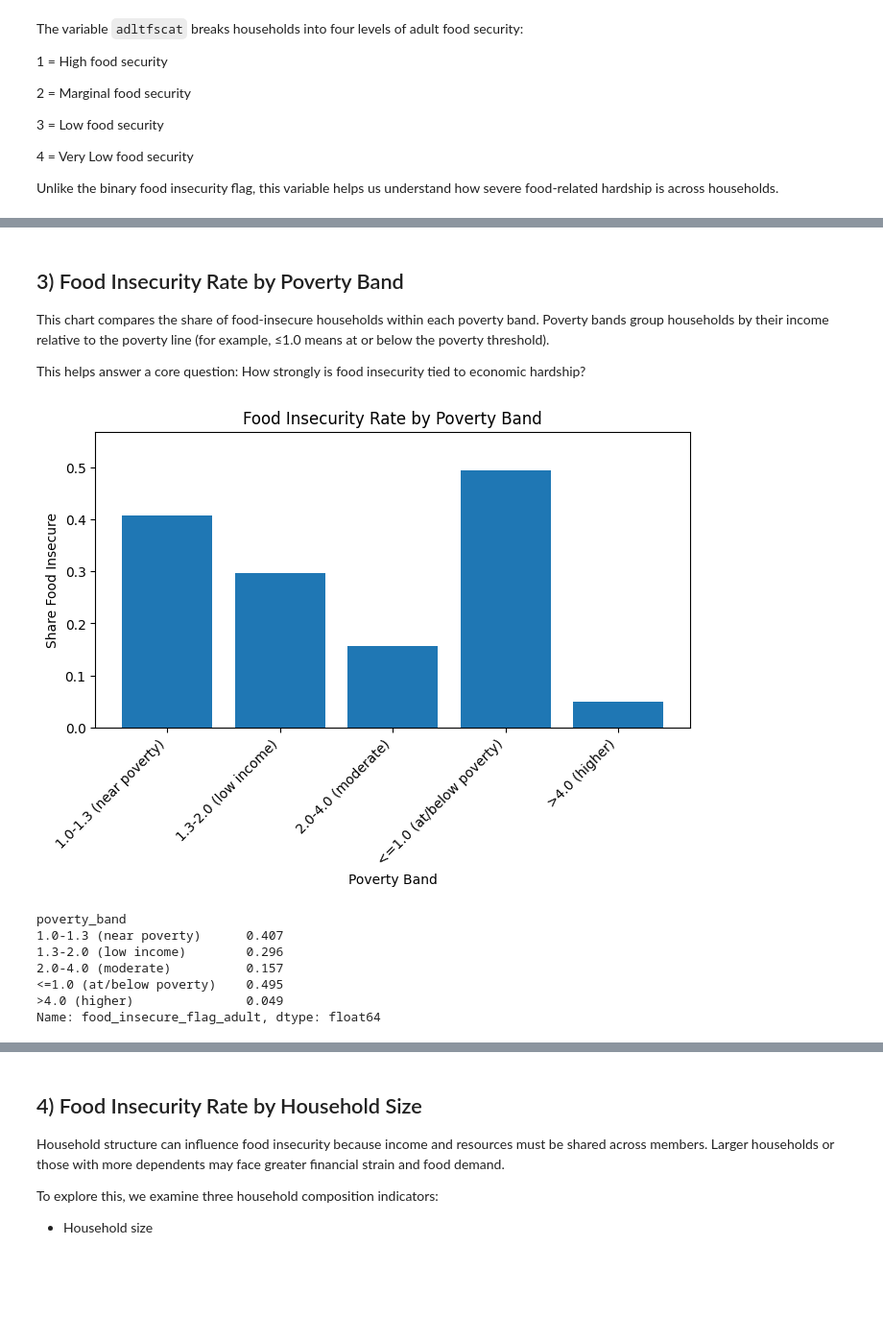
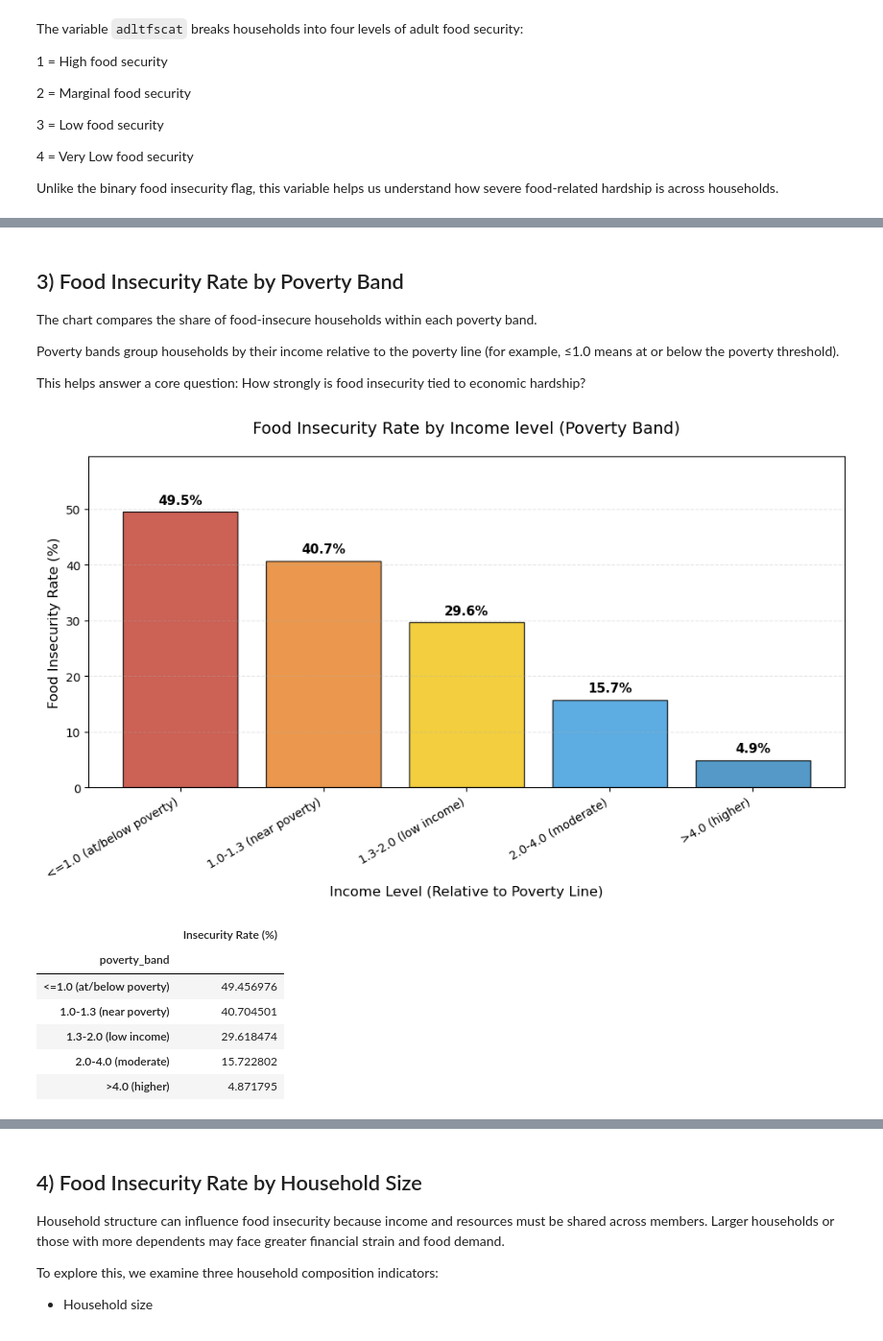
Before and after one commit to damilp36/foodinsecurity, a Jupyter notebook: food_insecurity.ipynb, the cells around one changed output, grey strips where cells are left out. Shown at 96% size. Saved outputs shown, nothing was run; the diff lists cells and outputs as text; code cells hidden in the pictures; blank space fills up the shorter version.

```diff
--- a/food_insecurity.ipynb
+++ b/food_insecurity.ipynb
@@ -200,33 +255,60 @@ What characteristics or constraints push households into these higher-severity c
 # %% [markdown]
 ## 3) Food Insecurity Rate by Poverty Band
 
-This chart compares the share of food-insecure households within each poverty band. Poverty bands group households by their income relative to the poverty line (for example, ≤1.0 means at or below the poverty threshold).
+The chart compares the share of food-insecure households within each poverty band.
+
+Poverty bands group households by their income relative to the poverty line (for example, ≤1.0 means at or below the poverty threshold).
 
 This helps answer a core question: How strongly is food insecurity tied to economic hardship?
 # %%
-# 5A) Food insecurity rate by poverty_band
+# 1. Define the logical economic order for the bands
+poverty_order = [
+    "<=1.0 (at/below poverty)",
+    "1.0-1.3 (near poverty)",
+    "1.3-2.0 (low income)",
+    "2.0-4.0 (moderate)",
+    ">4.0 (higher)"
+]
+
+# 2. Prepare the data
 band = "poverty_band"
 tmp = df[[band, outcome]].dropna()
 
-rate_by_band = tmp.groupby(band)[outcome].mean().sort_index()
+# Calculate rates and reindex to the logical order defined above
+rate_by_band = tmp.groupby(band)[outcome].mean().reindex(poverty_order) * 100
 
-plt.figure(figsize=(8,4))
-plt.bar(rate_by_band.index.astype(str), rate_by_band.values)
-plt.title("Food Insecurity Rate by Poverty Band")
-plt.xlabel("Poverty Band")
-plt.ylabel("Share Food Insecure")
-plt.xticks(rotation=45, ha="right")
-plt.ylim(0, min(1, max(rate_by_band.values)*1.15))
+# 3. Visualization
+plt.figure(figsize=(10, 6))
+# Using a gradient from dark red (high risk) to light blue (low risk)
+colors = ['#c0392b', '#e67e22', '#f1c40f', '#3498db', '#2980b9']
+
+bars = plt.bar(rate_by_band.index, rate_by_band.values, color=colors, edgecolor='black', alpha=0.8)
+
+# Add percentage labels on top of bars
+for bar in bars:
+    height = bar.get_height()
+    plt.text(bar.get_x() + bar.get_width()/2, height + 1, f'{height:.1f}%',
+             ha='center', va='bottom', fontweight='bold', fontsize=11)
+
+plt.title("Food Insecurity Rate by Income level (Poverty Band)", fontsize=14, pad=20)
+plt.ylabel("Food Insecurity Rate (%)", fontsize=12)
+plt.xlabel("Income Level (Relative to Poverty Line)", fontsize=12)
+plt.xticks(rotation=30, ha="right")
+plt.ylim(0, max(rate_by_band.values) + 10)
+plt.grid(axis='y', linestyle='--', alpha=0.3)
+plt.tight_layout()
 plt.show()
 
-rate_by_band.round(3)
+# Display as a clean summary table
+rate_summary = rate_by_band.to_frame(name='Insecurity Rate (%)')
+rate_summary
 # %% [output]
-[figure, old version]
+[figure, new version]
-poverty_band
-1.0-1.3 (near poverty)      0.407
-1.3-2.0 (low income)        0.296
-2.0-4.0 (moderate)          0.157
-<=1.0 (at/below poverty)    0.495
->4.0 (higher)               0.049
-Name: food_insecure_flag_adult, dtype: float64
+|  | Insecurity Rate (%) |
+| poverty_band |  |
+| <=1.0 (at/below poverty) | 49.456976 |
+| 1.0-1.3 (near poverty) | 40.704501 |
+| 1.3-2.0 (low income) | 29.618474 |
+| 2.0-4.0 (moderate) | 15.722802 |
+| >4.0 (higher) | 4.871795 |
 # %% [markdown]
```
Also changed, not shown: parts of 31 cells of this notebook.
